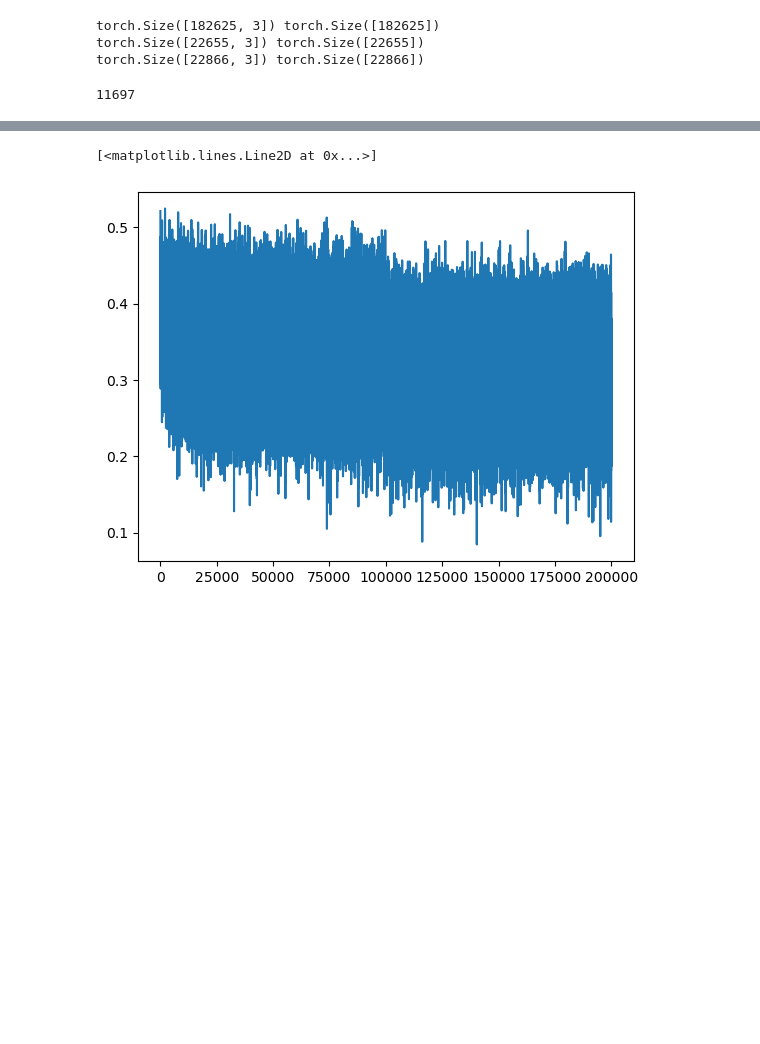
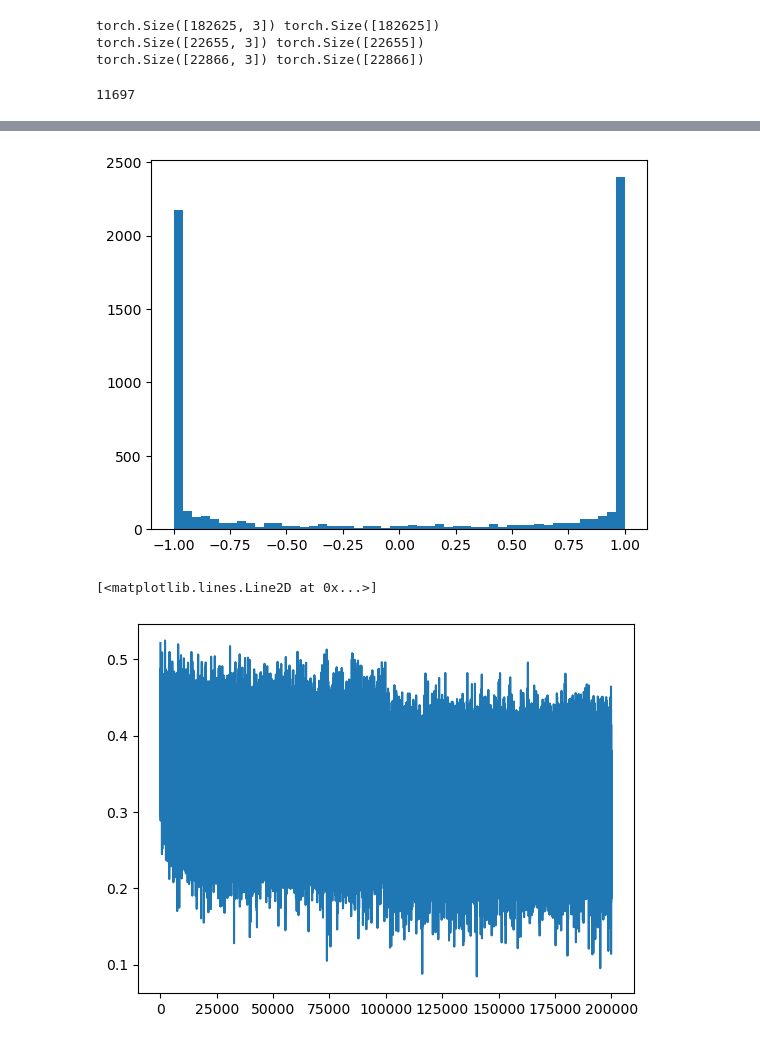
Before and after one commit to kamal-tanwar/makemore, a Jupyter notebook: makemore_part3.ipynb, the cells around one changed output, grey strips where cells are left out. Cells and saved outputs as stored; diff of their text form; code cells hidden in the pictures; blank space fills up the shorter version.

Commit message:
problem with tanh

```diff
--- a/makemore_part3.ipynb
+++ b/makemore_part3.ipynb
@@ -136,3 +129,7 @@ for i in range(max_steps):
+# %%
+plt.hist(h.view(-1).tolist(), 50); # Why is this a problem? hint: derivative of tanh
+# %% [output]
+[figure, added]
 # %%
 plt.plot(lossi)
 # %% [output]
```
Also changed, not shown: parts of 4 cells of this notebook.
